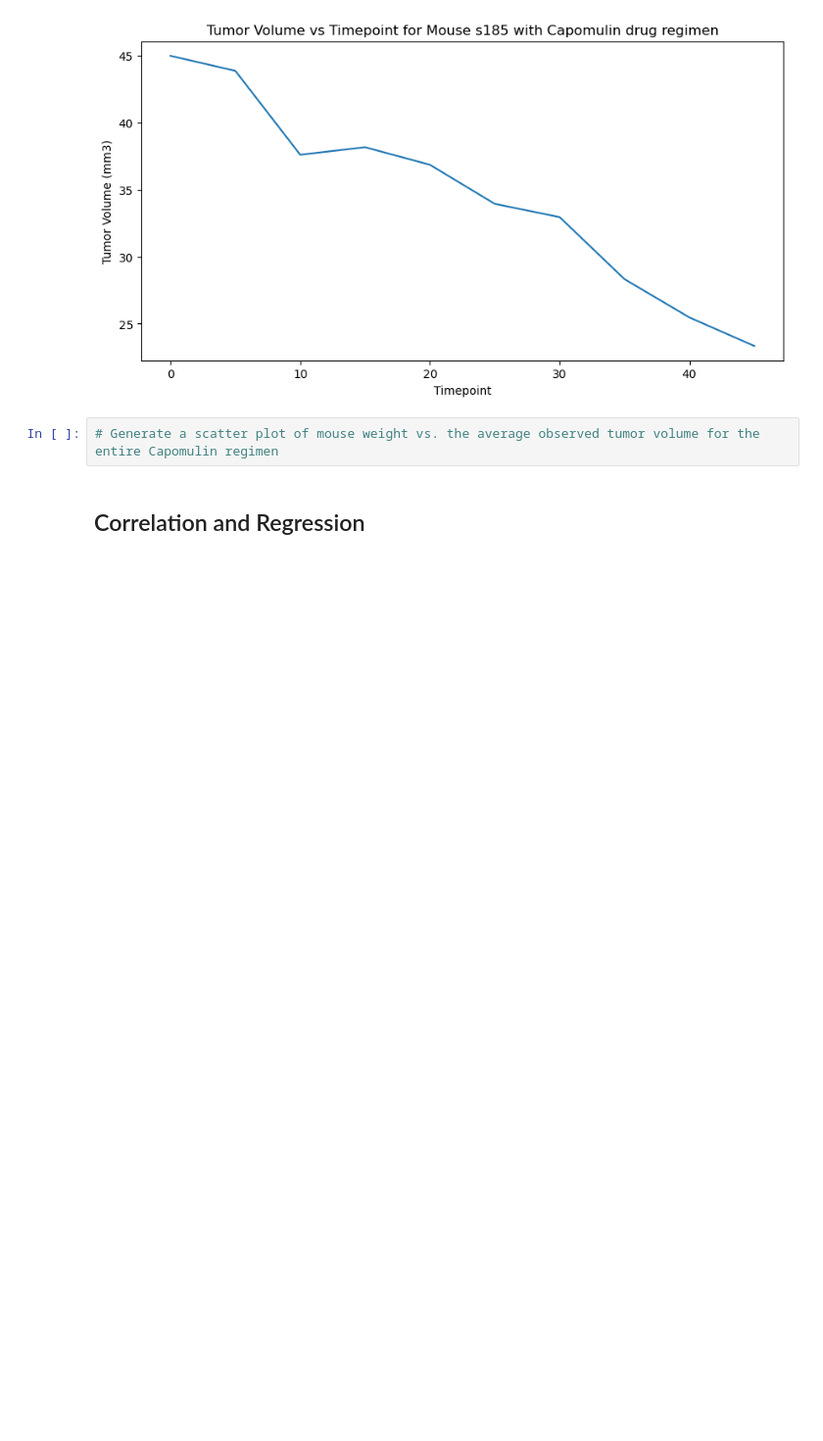
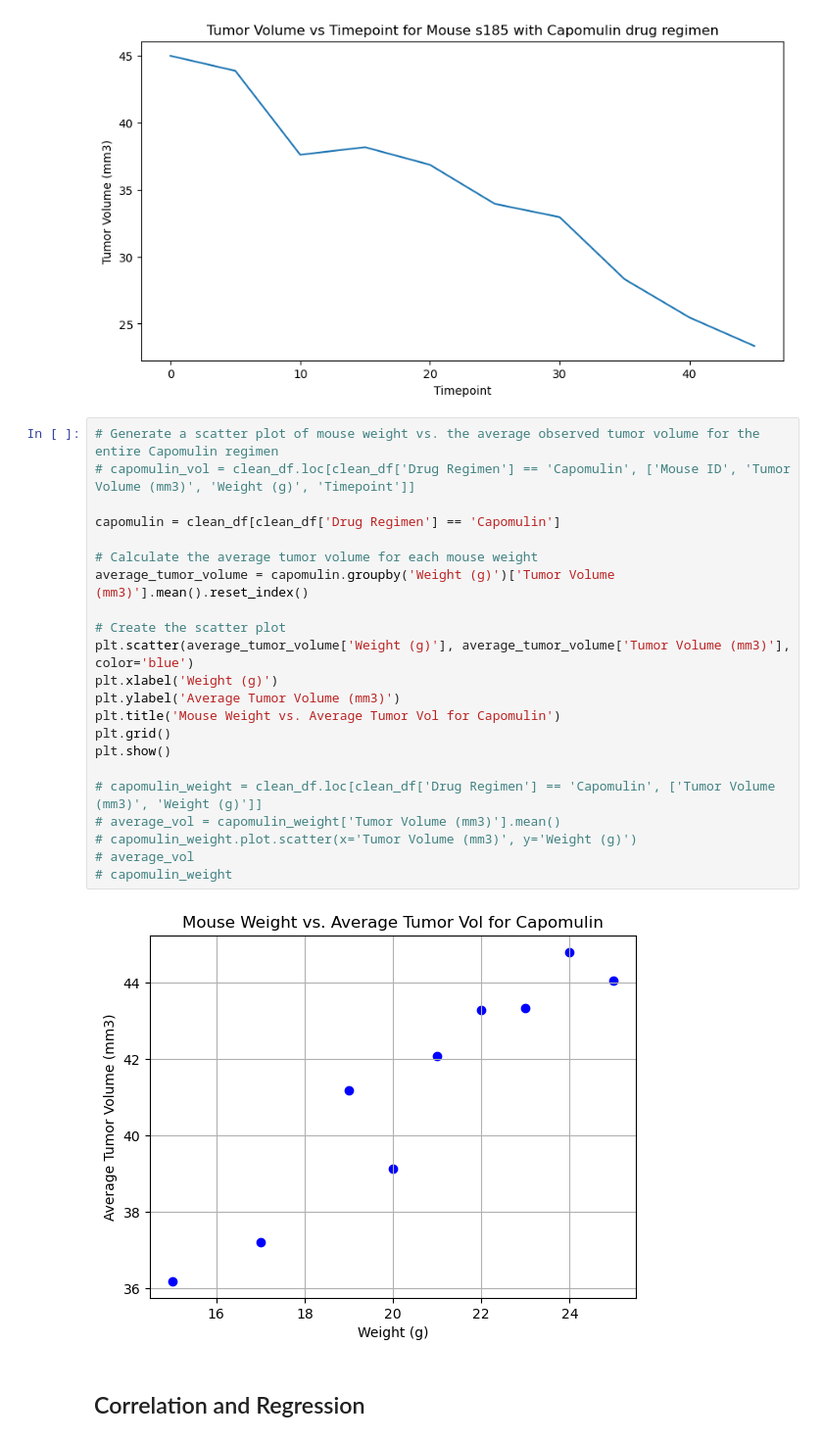
Before and after one commit to andrewplane/matplotlib_challenge, a Jupyter notebook: Pymaceuticals/main.ipynb, the cells around one changed output. Shown: that part at 98% size. Saved outputs shown, nothing was run; the diff lists cells and outputs as text; blank space fills up the shorter version.

```diff
--- a/Pymaceuticals/main.ipynb
+++ b/Pymaceuticals/main.ipynb
@@ -365,7 +365,29 @@ plt.ylabel('Tumor Volume (mm3)')
 plt.show()
 # %% [output]
 [figure]
-# %%
-# Generate a scatter plot of mouse weight vs. the average observed tumor volume for the entire Capomulin regimen
+# %%
+# Generate a scatter plot of mouse weight vs. the average observed tumor volume for the entire Capomulin regimen
+# capomulin_vol = clean_df.loc[clean_df['Drug Regimen'] == 'Capomulin', ['Mouse ID', 'Tumor Volume (mm3)', 'Weight (g)', 'Timepoint']]
+
+capomulin = clean_df[clean_df['Drug Regimen'] == 'Capomulin']
+
+# Calculate the average tumor volume for each mouse weight
+average_tumor_volume = capomulin.groupby('Weight (g)')['Tumor Volume (mm3)'].mean().reset_index()
+
+# Create the scatter plot
+plt.scatter(average_tumor_volume['Weight (g)'], average_tumor_volume['Tumor Volume (mm3)'], color='blue')
+plt.xlabel('Weight (g)')
+plt.ylabel('Average Tumor Volume (mm3)')
+plt.title('Mouse Weight vs. Average Tumor Vol for Capomulin')
+plt.grid()
+plt.show()
+
+# capomulin_weight = clean_df.loc[clean_df['Drug Regimen'] == 'Capomulin', ['Tumor Volume (mm3)', 'Weight (g)']]
+# average_vol = capomulin_weight['Tumor Volume (mm3)'].mean()
+# capomulin_weight.plot.scatter(x='Tumor Volume (mm3)', y='Weight (g)')
+# average_vol
+# capomulin_weight
+# %% [output]
+[figure, added]
 # %% [markdown]
 ## Correlation and Regression
```
Also changed, not shown: parts of 2 cells of this notebook.
